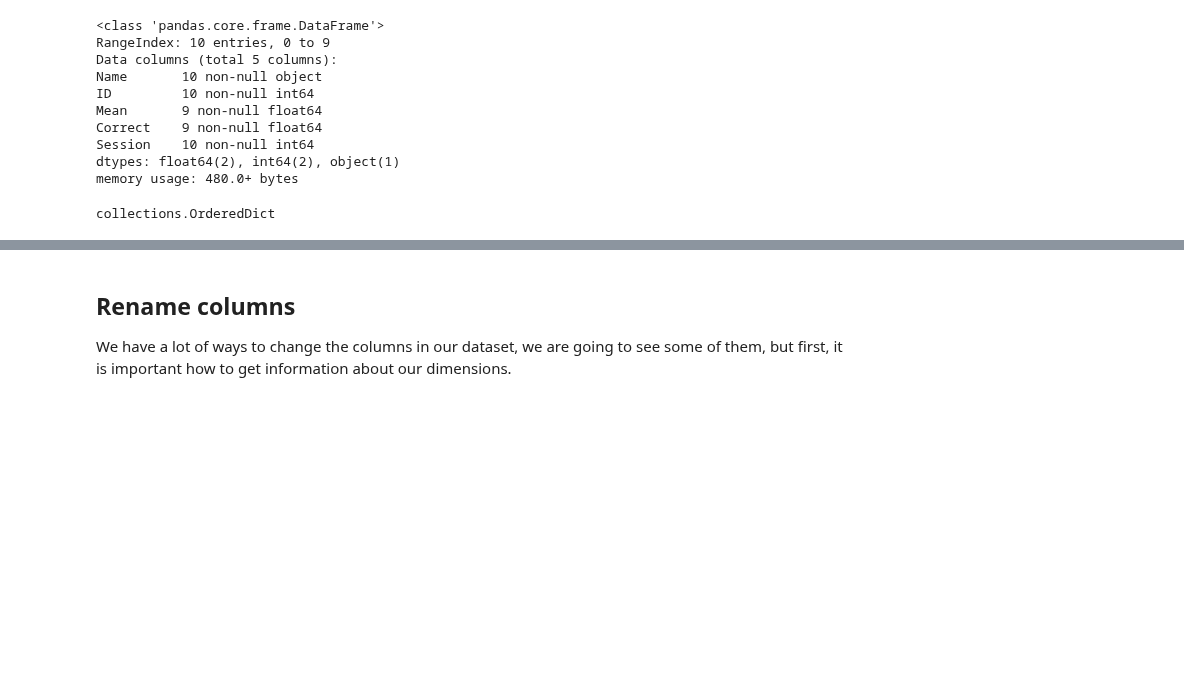
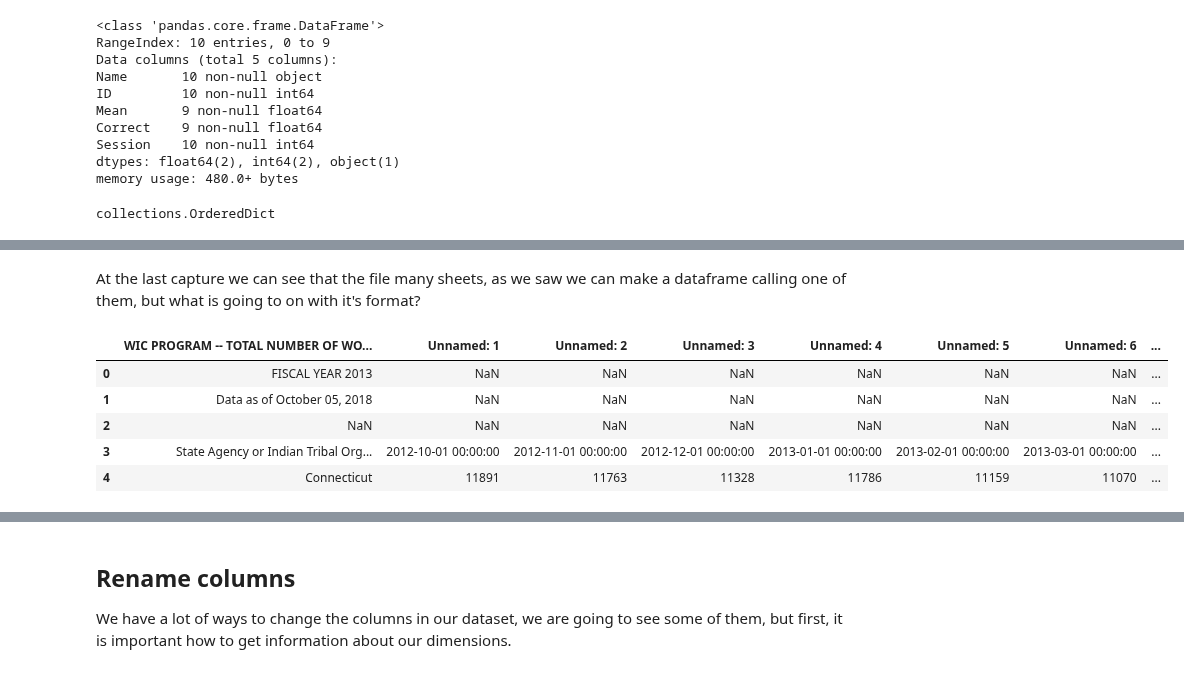
Before and after one commit to vinalyan/Data-Science, a Jupyter notebook: Python/Pandas.ipynb, the cells around one changed output, grey strips where cells are left out. Drawn from its saved outputs; the diff is of its cells as text; code cells hidden in the pictures; blank space fills up the shorter version.

```diff
--- a/Python/Pandas.ipynb
+++ b/Python/Pandas.ipynb
@@ -722,0 +729,11 @@ df.info()
+# %% [markdown]
+At the last capture we can see that the file many sheets, as we saw we can make a dataframe calling one of them, but what is going to on with it's format?
+# %%
+pd.read_excel("../Datasets/xls-files-all/WICAgencies2013ytd.xls", sheet_name='Total Women').head()
+# %% [output]
+|  | WIC PROGRAM -- TOTAL NUMBER OF WO... | Unnamed: 1 | Unnamed: 2 | Unnamed: 3 | Unnamed: 4 | Unnamed: 5 | Unnamed: 6 | ... |
+| 0 | FISCAL YEAR 2013 | NaN | NaN | NaN | NaN | NaN | NaN | ... |
+| 1 | Data as of October 05, 2018 | NaN | NaN | NaN | NaN | NaN | NaN | ... |
+| 2 | NaN | NaN | NaN | NaN | NaN | NaN | NaN | ... |
+| 3 | State Agency or Indian Tribal Org... | 2012-10-01 00:00:00 | 2012-11-01 00:00:00 | 2012-12-01 00:00:00 | 2013-01-01 00:00:00 | 2013-02-01 00:00:00 | 2013-03-01 00:00:00 | ... |
+| 4 | Connecticut | 11891 | 11763 | 11328 | 11786 | 11159 | 11070 | ... |
```
Also changed, not shown: parts of 11 cells of this notebook.
